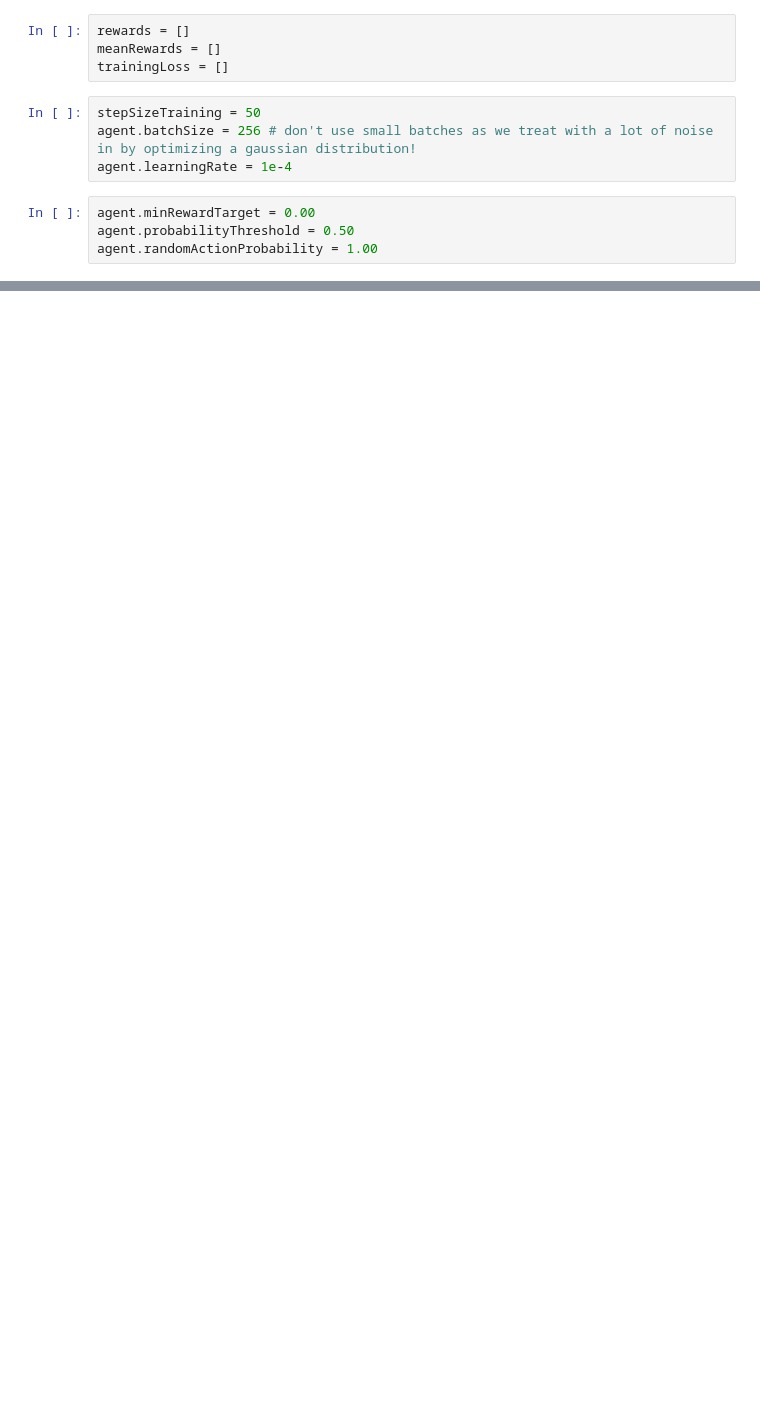
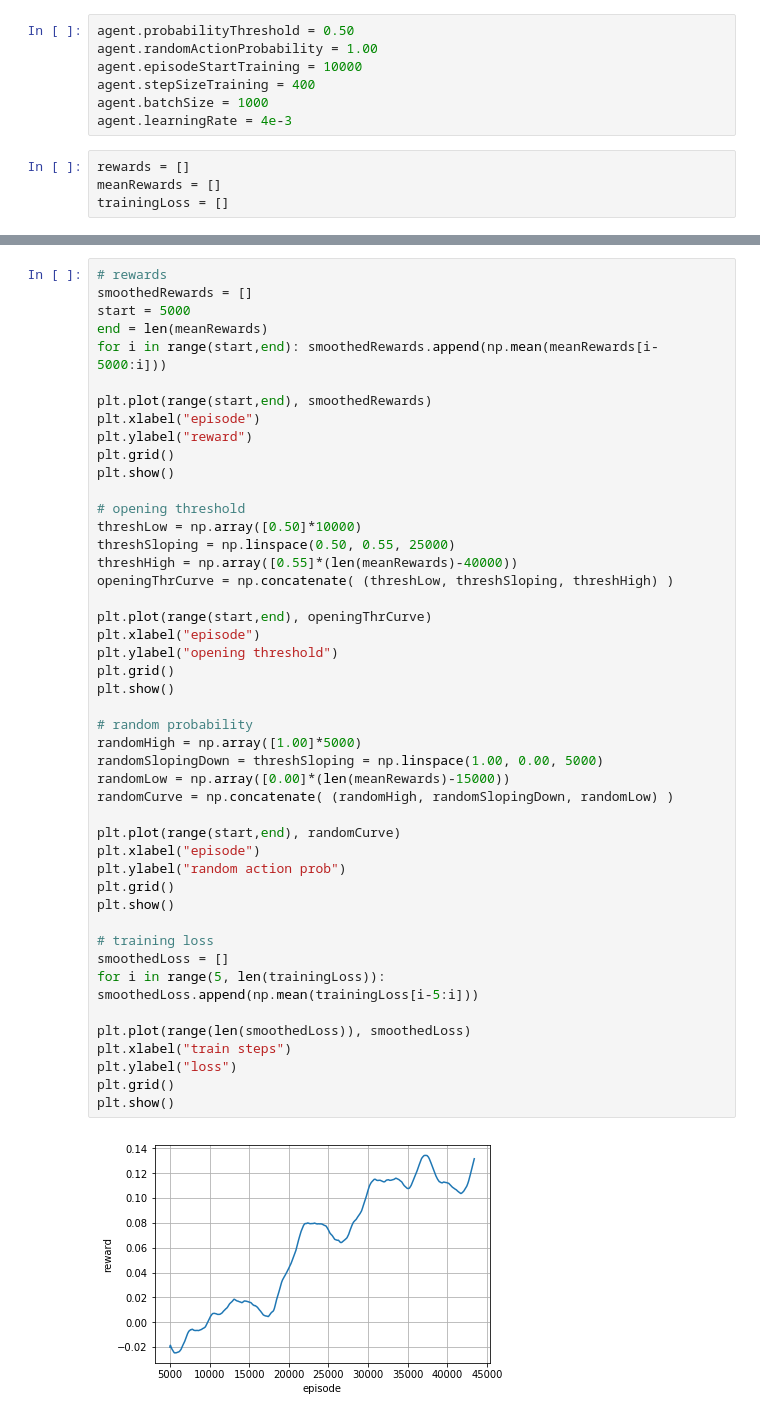
Before and after one commit to localhorst87/trading_rl, a Jupyter notebook: training_example.ipynb, the cells around one changed output, grey strips where cells are left out. Cells and saved outputs as stored; diff of their text form; blank space fills up the shorter version.

Commit message:
changed Rewarders and added first results

```diff
--- a/training_example.ipynb
+++ b/training_example.ipynb
@@ -29,12 +45,11 @@ agent = OpeningAgent(env)
+# %%
+agent.probabilityThreshold = 0.50
+agent.randomActionProbability = 1.00
+agent.episodeStartTraining = 10000
+agent.stepSizeTraining = 400
+agent.batchSize = 1000
+agent.learningRate = 4e-3
 # %%
 rewards = []
 meanRewards = []
 trainingLoss = []
-# %%
-stepSizeTraining = 50
-agent.batchSize = 256 # don't use small batches as we treat with a lot of noise in by optimizing a gaussian distribution!
-agent.learningRate = 1e-4
-# %%
-agent.minRewardTarget = 0.00
-agent.probabilityThreshold = 0.50
-agent.randomActionProbability = 1.00
@@ -75,0 +97,48 @@ for _ in range(100000):
+# %%
+# rewards
+smoothedRewards = []
+start = 5000
+end = len(meanRewards)
+for i in range(start,end): smoothedRewards.append(np.mean(meanRewards[i-5000:i]))
+
+plt.plot(range(start,end), smoothedRewards)
+plt.xlabel("episode")
+plt.ylabel("reward")
+plt.grid()
+plt.show()
+
+# opening threshold
+threshLow = np.array([0.50]*10000)
+threshSloping = np.linspace(0.50, 0.55, 25000)
+threshHigh = np.array([0.55]*(len(meanRewards)-40000))
+openingThrCurve = np.concatenate( (threshLow, threshSloping, threshHigh) )
+
+plt.plot(range(start,end), openingThrCurve)
+plt.xlabel("episode")
+plt.ylabel("opening threshold")
+plt.grid()
+plt.show()
+
+# random probability
+randomHigh = np.array([1.00]*5000)
+randomSlopingDown = threshSloping = np.linspace(1.00, 0.00, 5000)
+randomLow = np.array([0.00]*(len(meanRewards)-15000))
+randomCurve = np.concatenate( (randomHigh, randomSlopingDown, randomLow) )
+
+plt.plot(range(start,end), randomCurve)
+plt.xlabel("episode")
+plt.ylabel("random action prob")
+plt.grid()
+plt.show()
+
+# training loss
+smoothedLoss = []
+for i in range(5, len(trainingLoss)): smoothedLoss.append(np.mean(trainingLoss[i-5:i]))
+
+plt.plot(range(len(smoothedLoss)), smoothedLoss)
+plt.xlabel("train steps")
+plt.ylabel("loss")
+plt.grid()
+plt.show()
+# %% [output]
+[figure, added]
```
Also changed, not shown: parts of 11 cells of this notebook, 2 other files.
